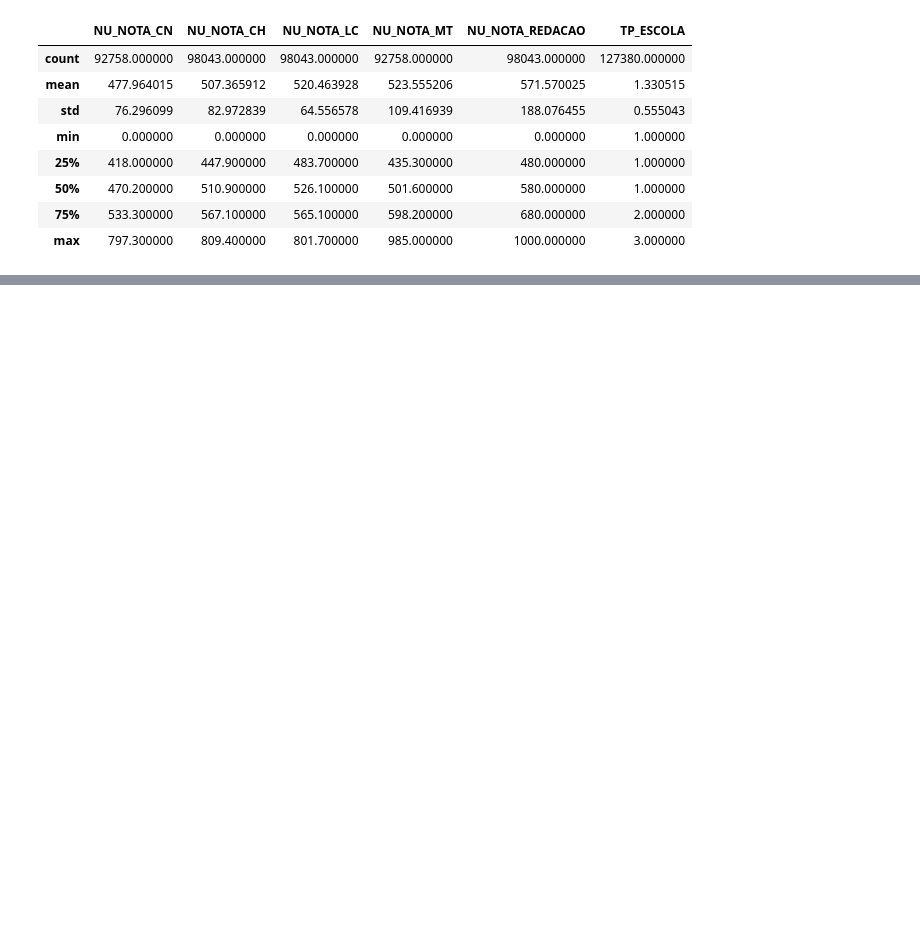
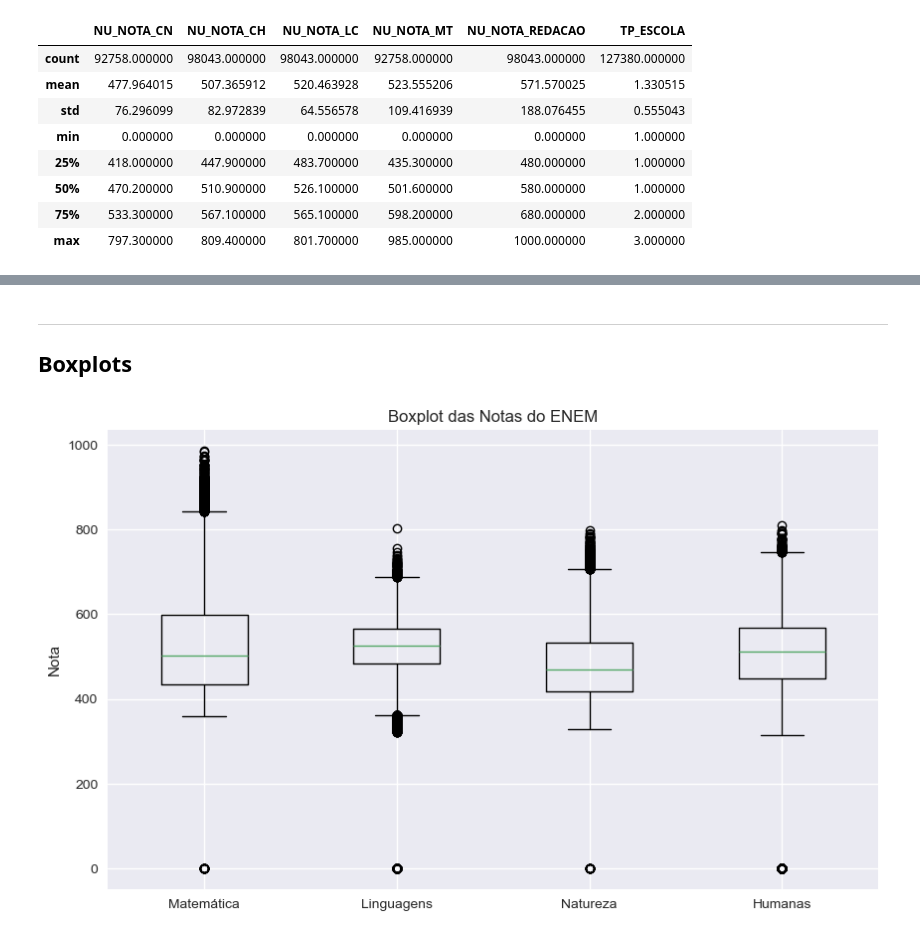
Before and after one commit to wellitonrocha/data_science_journey, a Jupyter notebook: Semana05_Estatistica_ENEM/enem_stats.ipynb, the cells around one changed output, grey strips where cells are left out. Saved outputs shown, nothing was run; the diff lists cells and outputs as text; code cells hidden in the pictures; blank space fills up the shorter version.

```diff
--- a/Semana05_Estatistica_ENEM/enem_stats.ipynb
+++ b/Semana05_Estatistica_ENEM/enem_stats.ipynb
@@ -106,0 +199,14 @@ df_stats.describe()
+# %% [markdown]
+---
+## Boxplots
+# %%
+plt.figure(figsize=(10, 6))
+plt.boxplot(
+    [mt, lc, cn, ch],
+    tick_labels=["Matemática", "Linguagens", "Natureza", "Humanas"]
+)
+plt.title("Boxplot das Notas do ENEM")
+plt.ylabel("Nota")
+plt.show()
+# %% [output]
+[figure, added]
```
Also changed, not shown: parts of 9 cells of this notebook, 1 other file.
